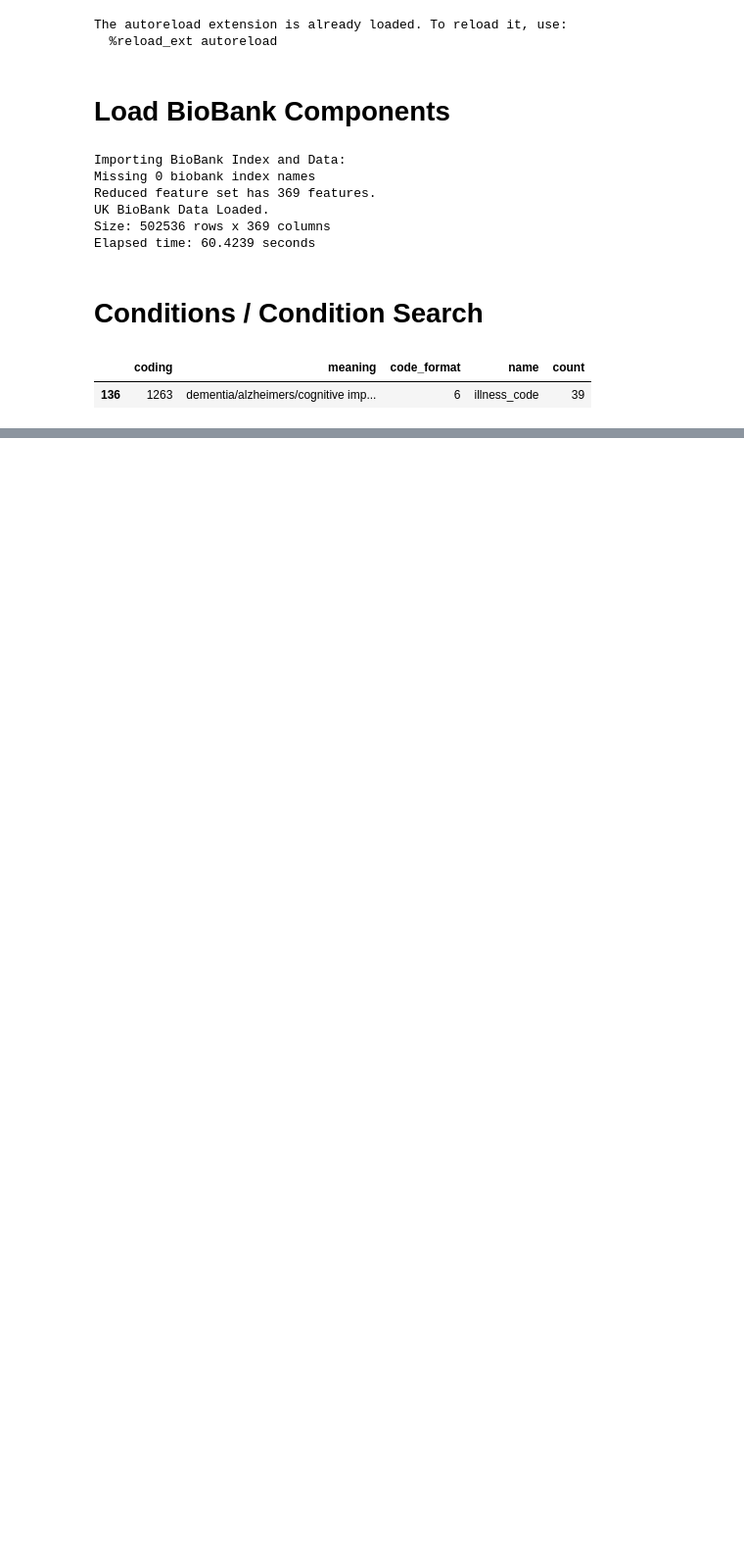
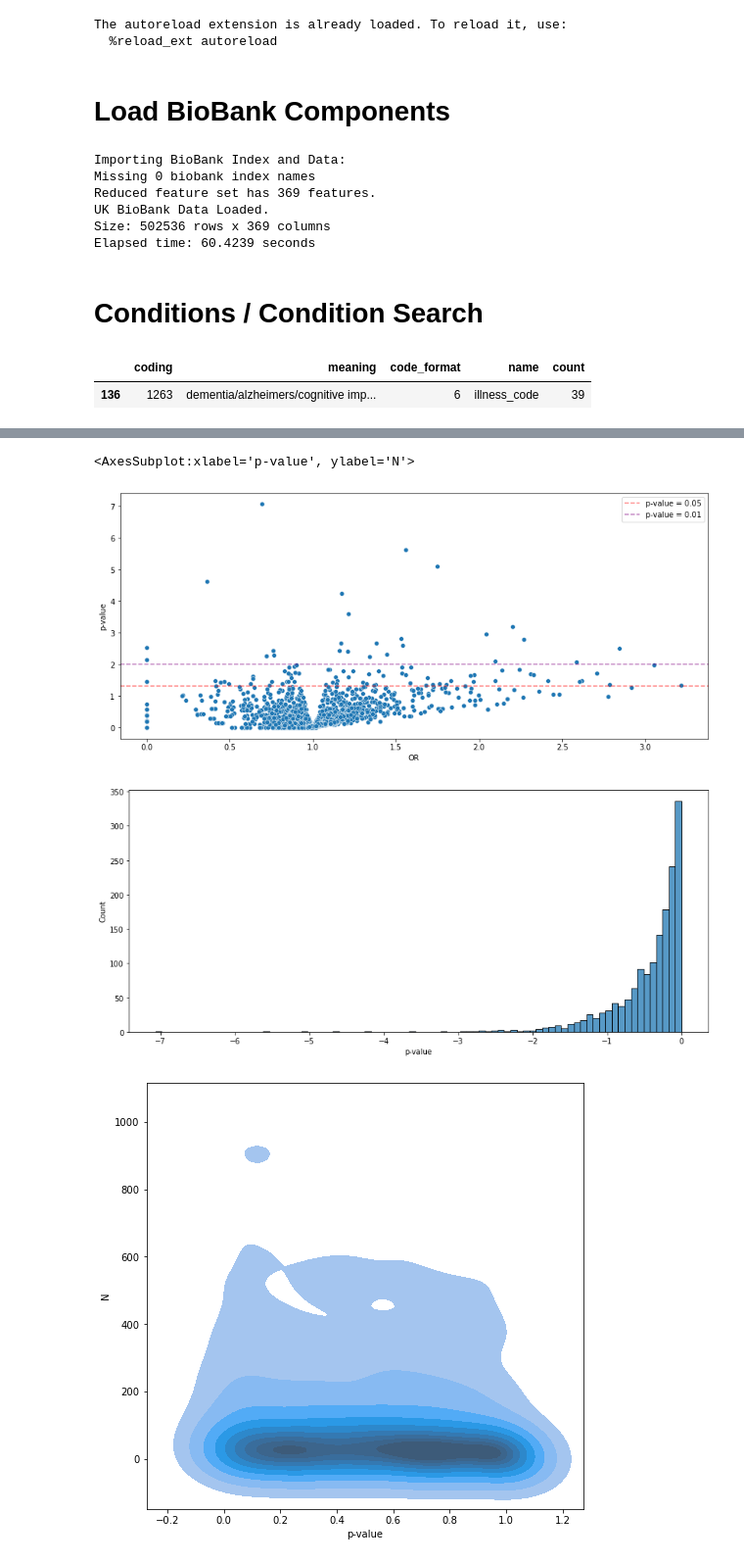
Before and after one commit to cole-khamnei/HLA_genotyping_associations, a Jupyter notebook: notebooks/HLA_illness_associations.ipynb, the cells around one changed output, grey strips where cells are left out. Shown at 98% size. Drawn from its saved outputs; the diff is of its cells as text; code cells hidden in the pictures; blank space fills up the shorter version.

Commit message:
added some p-value analysis

```diff
--- a/notebooks/HLA_illness_associations.ipynb
+++ b/notebooks/HLA_illness_associations.ipynb
@@ -88,3 +71,0 @@ def get_illness_value(data: pd.DataFrame, illness: str, base_feature: str) -> np
-# %%
-illness_values = get_illness_value(biobank_data, "hodgkins lymphoma / hodgkins disease", "cancer_code")
-print(variable_OR_test(biobank_data, "zygosity"))
@@ -163,0 +200,26 @@ big_fig.savefig(f"cancer_ICD10_plots/grantham_distance_plots/{condition}/multipl
+# %%
+values = []
+exposure_feature = "zygosity"
+exposure_baseline = None
+
+exposure = biobank_data[exposure_feature].values
+exposure_values, counts = np.unique(exposure[~np.isnan(exposure)], return_counts=True)
+
+if exposure_baseline is None or exposure_baseline not in exposure_values:
+    exposure_baseline = exposure_values[np.argmax(counts)]
+
+non_baseline_exposure_values = [value for value in exposure_values if value != exposure_baseline]
+
+values = []
+for illness in tqdm(all_illnesses):
+    illness_value = get_illness_value(biobank_data, illness, "illness_code")
+    illness_label = f"{illness} ({exposure_feature} != {exposure_baseline})"
+    values.append([illness_label, *calculate_OR(illness_value, exposure != exposure_baseline)[:3]])
+    for value in non_baseline_exposure_values:
+        illness_label = f"{illness} ({exposure_feature} == {value})"
+        values.append([illness_label, *calculate_OR(illness_value, exposure == value)[:3]])
+
+columns = ["illness", "OR", "p-value", "N"]
+df = pd.DataFrame(values, columns=columns)
+df["significant"] = df["p-value"] < .07
+df.head()
@@ -163,0 +255,21 @@ big_fig.savefig(f"cancer_ICD10_plots/grantham_distance_plots/{condition}/multipl
+# %%
+data = df.loc[(-np.log10(df['p-value']) < 30) & (df["N"] < 1_000)]
+
+fig, ax = plt.subplots(figsize=(14, 6))
+sns.scatterplot(data=data, x="OR", y=-np.log10(df["p-value"]))
+ax.axhline(-np.log10(.05), linestyle="--", color="r", label="p-value = 0.05", alpha=.5)
+ax.axhline(-np.log10(.01), linestyle="--", color="purple", label="p-value = 0.01", alpha=.5)
+ax.legend()
+
+fig, ax = plt.subplots(figsize=(14, 6))
+sns.histplot(x=np.log10(data["p-value"])) #, shade=True, bw_method=.1)
+
+fig, ax = plt.subplots(figsize=(8, 8))
+sns.kdeplot(data=data, x="p-value", y="N", shade=True)
+# ax.set_xscale("log")
+# ax.set_yscale("log")
+# %% [output]
+<AxesSubplot:xlabel='p-value', ylabel='N'>
+[figure, added]
+[figure, added]
+[figure, added]
```
Also changed, not shown: parts of 19 cells of this notebook.
